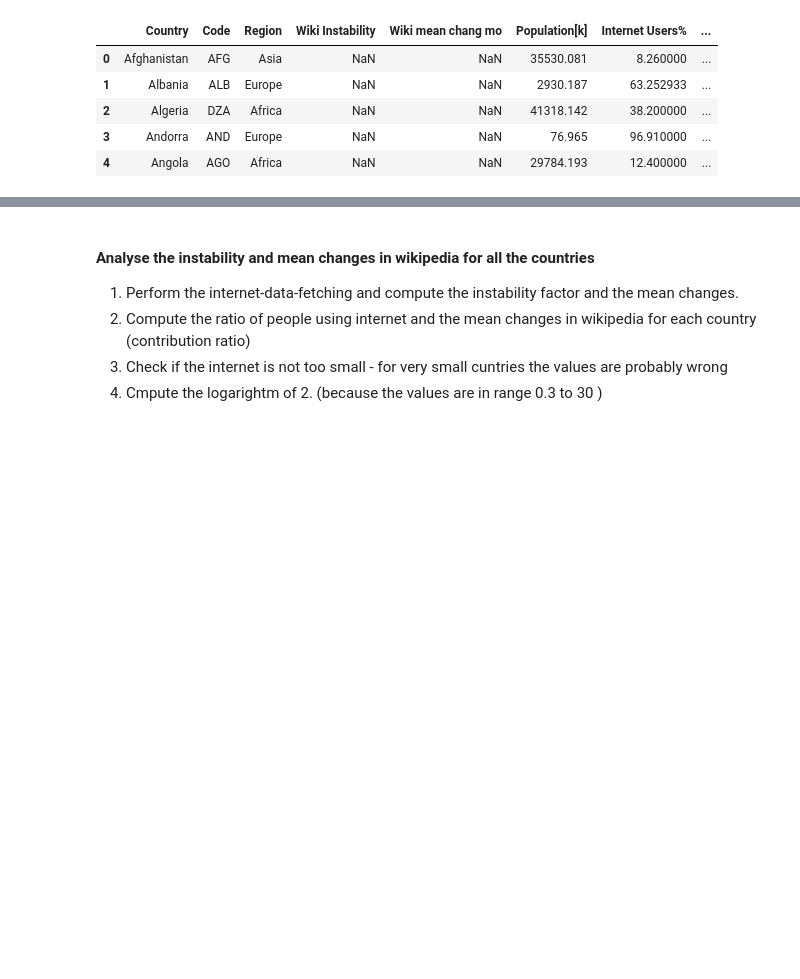
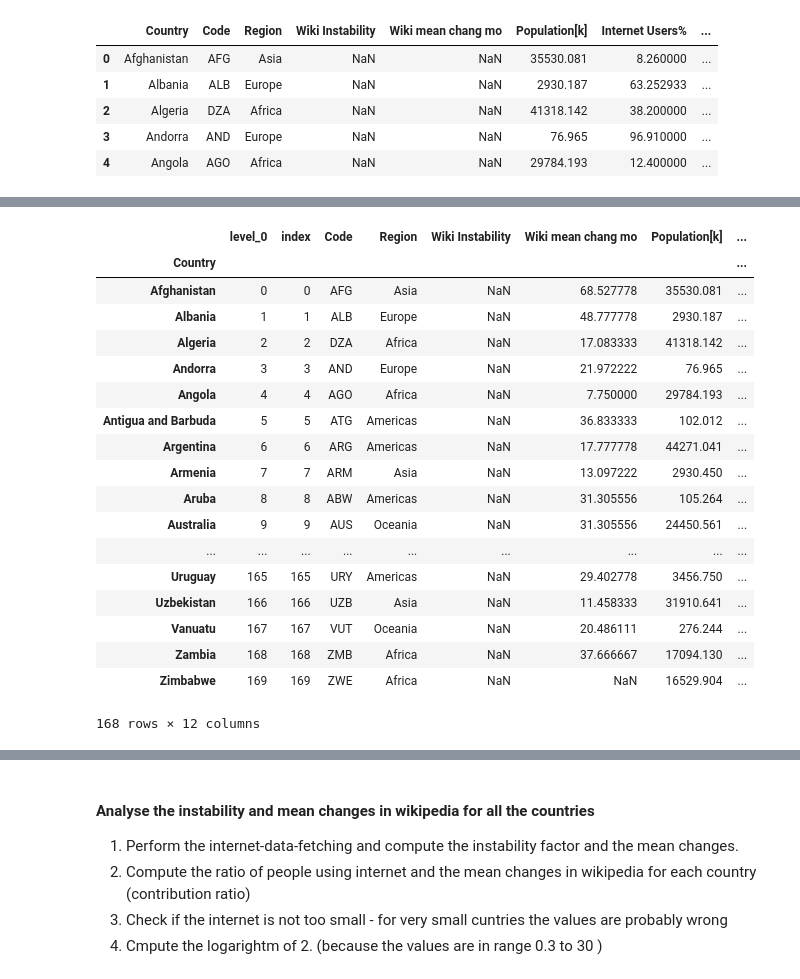
Before and after one commit to Amaumaury/ada-2017, a Jupyter notebook: project/Milestone2.ipynb, the cells around one changed output, grey strips where cells are left out. Drawn from its saved outputs; the diff is of its cells as text; code cells hidden in the pictures; blank space fills up the shorter version.

```diff
--- a/project/Milestone2.ipynb
+++ b/project/Milestone2.ipynb
@@ -301,0 +360,22 @@ countries_data = pd.read_pickle('countries_data.pkl')
+# %%
+countries_data2
+# %% [output]
+|  | level_0 | index | Code | Region | Wiki Instability | Wiki mean chang mo | Population[k] | ... |
+| Country |  |  |  |  |  |  |  | ... |
+| Afghanistan | 0 | 0 | AFG | Asia | NaN | 68.527778 | 35530.081 | ... |
+| Albania | 1 | 1 | ALB | Europe | NaN | 48.777778 | 2930.187 | ... |
+| Algeria | 2 | 2 | DZA | Africa | NaN | 17.083333 | 41318.142 | ... |
+| Andorra | 3 | 3 | AND | Europe | NaN | 21.972222 | 76.965 | ... |
+| Angola | 4 | 4 | AGO | Africa | NaN | 7.750000 | 29784.193 | ... |
+| Antigua and Barbuda | 5 | 5 | ATG | Americas | NaN | 36.833333 | 102.012 | ... |
+| Argentina | 6 | 6 | ARG | Americas | NaN | 17.777778 | 44271.041 | ... |
+| Armenia | 7 | 7 | ARM | Asia | NaN | 13.097222 | 2930.450 | ... |
+| Aruba | 8 | 8 | ABW | Americas | NaN | 31.305556 | 105.264 | ... |
+| Australia | 9 | 9 | AUS | Oceania | NaN | 31.305556 | 24450.561 | ... |
+| ... | ... | ... | ... | ... | ... | ... | ... | ... |
+| Uruguay | 165 | 165 | URY | Americas | NaN | 29.402778 | 3456.750 | ... |
+| Uzbekistan | 166 | 166 | UZB | Asia | NaN | 11.458333 | 31910.641 | ... |
+| Vanuatu | 167 | 167 | VUT | Oceania | NaN | 20.486111 | 276.244 | ... |
+| Zambia | 168 | 168 | ZMB | Africa | NaN | 37.666667 | 17094.130 | ... |
+| Zimbabwe | 169 | 169 | ZWE | Africa | NaN | NaN | 16529.904 | ... |
+168 rows × 12 columns
```
Also changed, not shown: parts of 6 cells of this notebook, 2 other files.
